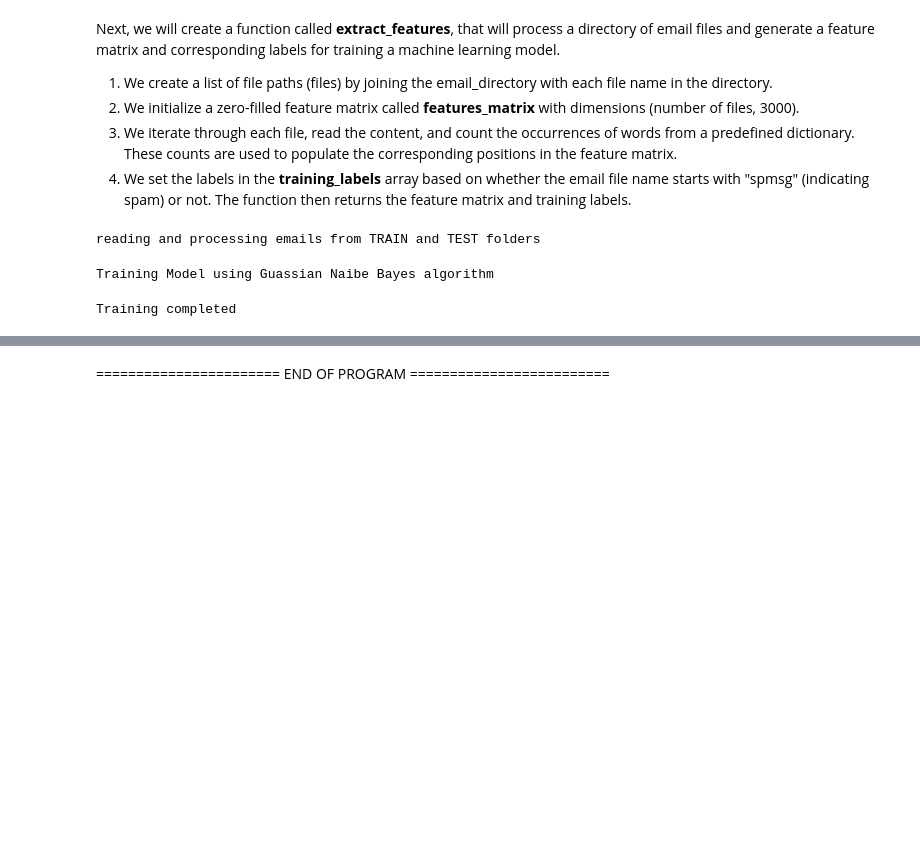
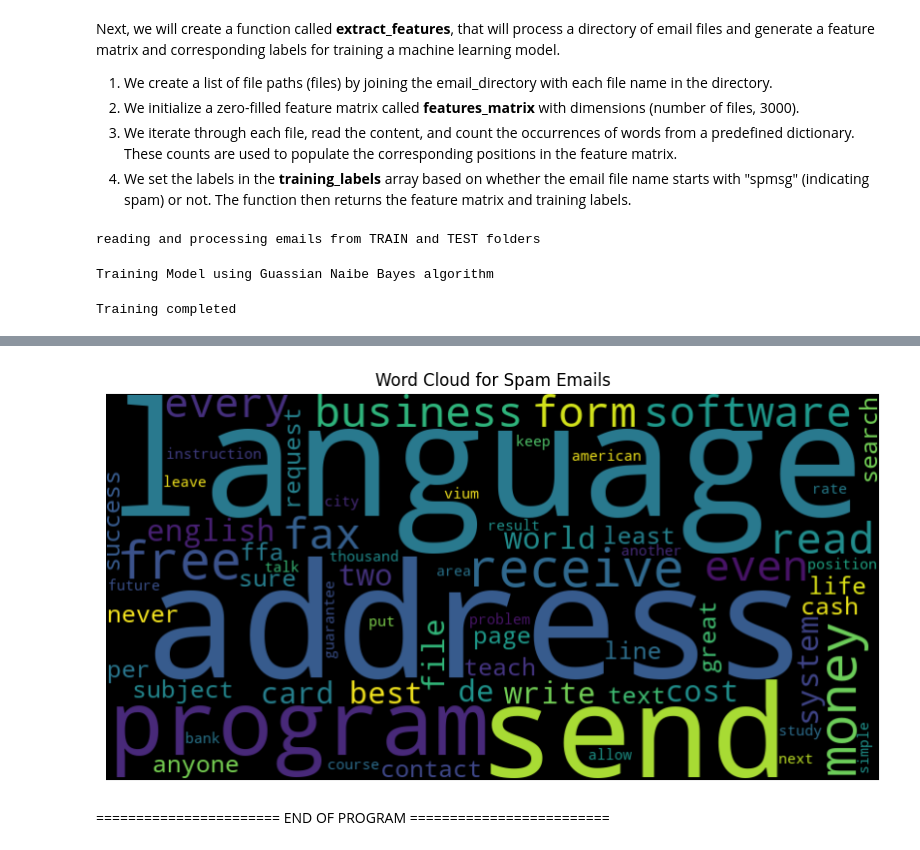
Before and after one commit to InbarGeva1/CA02, a Jupyter notebook: CA02.ipynb, the cells around one changed output, grey strips where cells are left out. Drawn from its saved outputs; the diff is of its cells as text; code cells hidden in the pictures; blank space fills up the shorter version.

```diff
--- a/CA02.ipynb
+++ b/CA02.ipynb
@@ -114,7 +107,7 @@ TRAIN_DATA = './train-mails'
 TEST_DATA = './test-mails'
 # %%
 #Reading the train and test folders  and processing the email file
-dictionary = make_Dictionary(TRAIN_DATA)
+dictionary = make_dictionary(TRAIN_DATA)
 
 print ("reading and processing emails from TRAIN and TEST folders")
 features_matrix, labels = extract_features(TRAIN_DATA)
@@ -169,2 +181,20 @@ Accuracy: 0.9653846153846154
+# %%
+from wordcloud import WordCloud
+
+# Extract only the words from the dictionary
+words = [word for word, _ in dictionary]
+
+# Create word cloud for spam emails
+spam_words = ' '.join([word for word, label in zip(words, predictions) if label == 1])
+spam_wordcloud = WordCloud(width=800, height=400).generate(spam_words)
+
+# Plot word cloud for spam emails
+plt.figure(figsize=(10, 6))
+plt.imshow(spam_wordcloud, interpolation='bilinear')
+plt.axis('off')
+plt.title('Word Cloud for Spam Emails')
+plt.show()
+# %% [output]
+[figure, added]
 # %% [markdown]
 ======================= END OF PROGRAM =========================
```
Also changed, not shown: parts of 8 cells of this notebook.
